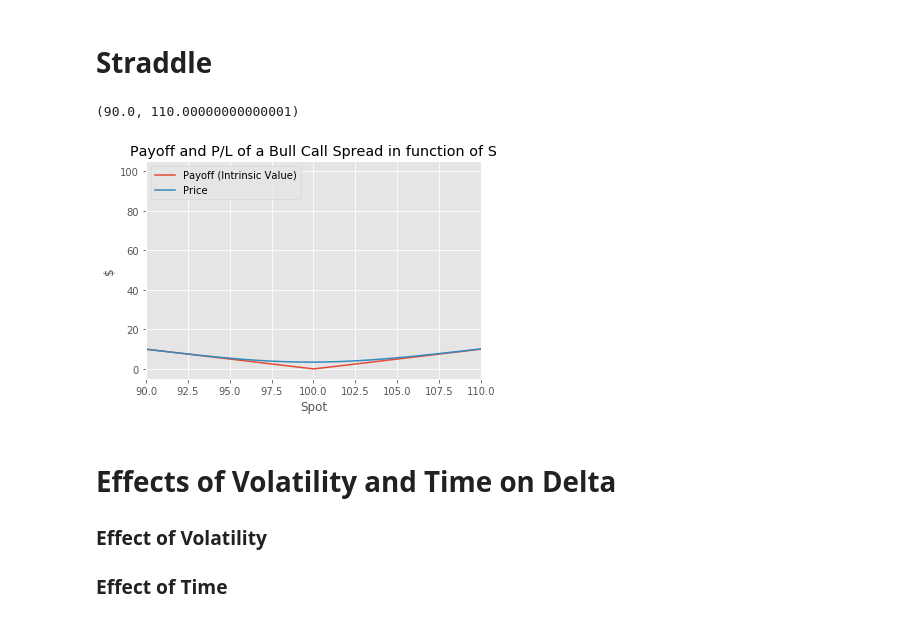
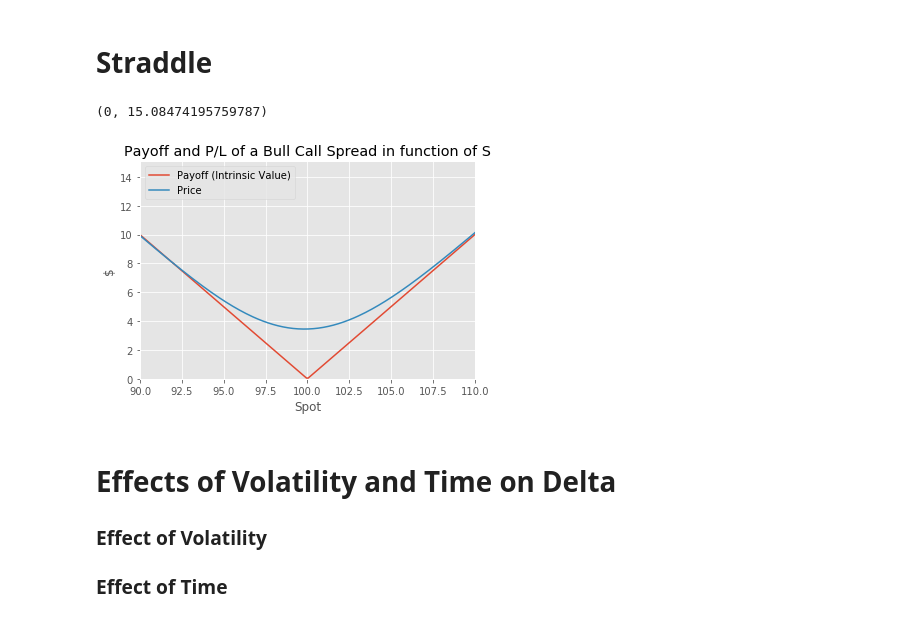
Before and after one commit to Chris-Mi/Options, a Jupyter notebook: Vanilla/Straddle.ipynb, the cells around one changed output. Drawn from its saved outputs; the diff is of its cells as text; code cells hidden in the pictures.

```diff
--- a/Vanilla/Straddle.ipynb
+++ b/Vanilla/Straddle.ipynb
@@ -18,24 +18,25 @@ sd = 0.15
 # Straddle
 # %%
 # Define strategy prices and intrinsic values
-spots = list(np.linspace(start = 0.07, stop = 1.3*S, num = 300))
+spots = list(np.linspace(start = 0.85*S, stop = 1.15*S, num = 300))
 strategy_payoffs = [vanilla_option(spot, K, T, r, q, sd, 'Call').intrinsic()
                     + vanilla_option(spot, K, T, r, q, sd, 'Put').intrinsic() for spot in spots]
 strategy_prices = [vanilla_option(spot, K, T, r, q, sd, 'Call').bs_price()
                     + vanilla_option(spot, K, T, r, q, sd, 'Put').bs_price() for spot in spots]
 
 
 ### Payoff and price plot
 plt.plot(spots, strategy_payoffs, label = 'Payoff (Intrinsic Value)')
 plt.plot(spots, strategy_prices, label = 'Price')
 plt.xlabel('Spot')
 plt.ylabel('$')
 plt.legend(loc = 'upper left')
 plt.title('Payoff and P/L of a Bull Call Spread in function of S')
 plt.xlim(left = 0.90*S, right = 1.10*S)
+plt.ylim(bottom = 0, top = max(strategy_prices))
 # %% [output]
-(90.0, 110.00000000000001)
+(0, 15.08474195759787)
-[figure, old version]
+[figure, new version]
 # %% [markdown]
 # Effects of Volatility and Time on Delta
 
```
